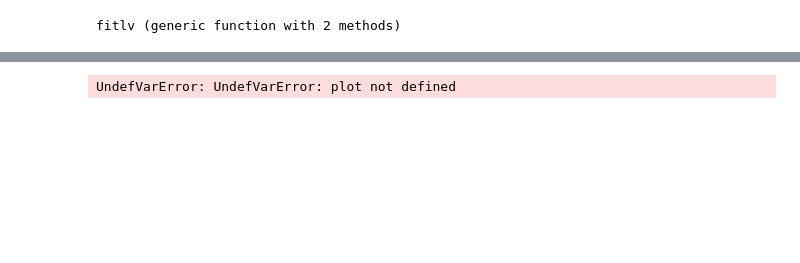
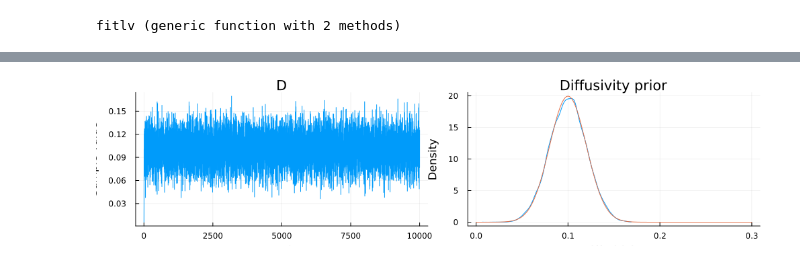
Before and after one commit to harrybooth/Hadjivasiliou_Julia_Tutorial, a Jupyter notebook: notebooks/Tutorial_Bayes.ipynb, the cells around one changed output, grey strips where cells are left out. Cells and saved outputs as stored; diff of their text form; code cells hidden in the pictures; blank space fills up the shorter version.

```diff
--- a/notebooks/Tutorial_Bayes.ipynb
+++ b/notebooks/Tutorial_Bayes.ipynb
@@ -117,4 +109,4 @@ fitlv (generic function with 2 methods)
 # %%
 model = fitlv(odedata, prob);
 # %%
-chain = sample(model, NUTS(0.65), MCMCSerial(), 1000, 1; progress=true)
+chain = sample(model, HMC(0.05, 10), MCMCSerial(), 10000, 1; progress=true)
@@ -139,4 +113,5 @@ chain = sample(model, NUTS(0.65), MCMCSerial(), 1000, 1; progress=true)
-# %%
-plot(chain)
-# %% [output]
-UndefVarError: UndefVarError: plot not defined
+# %%
+f = plot(chain)
+plot!(f[2],truncated(Normal(0.1, 0.02); lower=0., upper=0.3),title = "Diffusivity prior", label = "Prior", xaxis = "Diffusitivity", yaxis = "Density")
+# %% [output]
+[figure, added]
```
Also changed, not shown: parts of 6 cells of this notebook, 18 other files.
